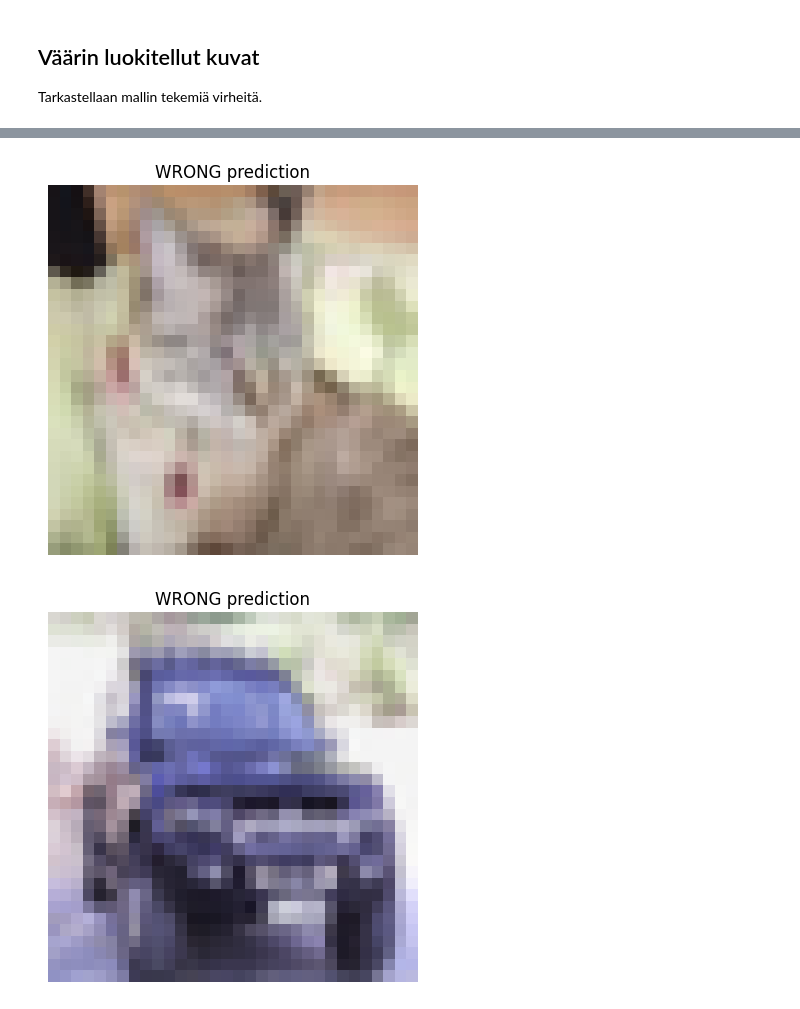
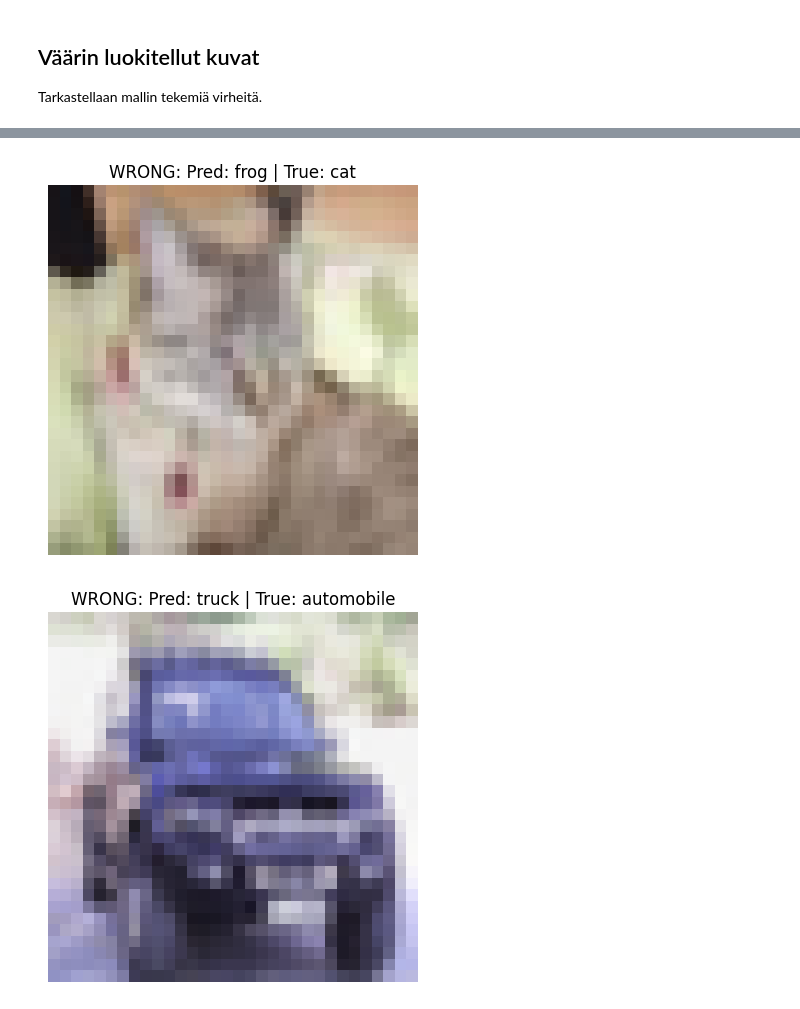
Before and after one commit to RedEyeSH/Neuralnetworkproject, a Jupyter notebook: Cifar-10/CNN.ipynb, the cells around one changed output, grey strips where cells are left out. Saved outputs shown, nothing was run; the diff lists cells and outputs as text; code cells hidden in the pictures.

```diff
--- a/Cifar-10/CNN.ipynb
+++ b/Cifar-10/CNN.ipynb
@@ -196,11 +209,31 @@ class_names = ["airplane","automobile","bird","cat","deer",
 
 predictions = model.predict(x_test)
 
-for i in range(5):
-    plt.imshow(x_test[i])
-    pred = np.argmax(predictions[i])
-    true = np.argmax(y_test[i])
-    plt.title(f"Pred: {class_names[pred]} | True: {class_names[true]}")
-    plt.axis("off")
+# Etsitään väärin luokitellut kuvat
+wrong = np.where(np.argmax(predictions, axis=1) != np.argmax(y_test, axis=1))[0]
+
+# Näytetään 5 ensimmäistä väärin luokiteltua kuvaa
+for i in wrong[:5]:
+    kuva = x_test[i]
+    todennakoisyydet = predictions[i]
+
+    fig, (ax1, ax2) = plt.subplots(1, 2, figsize=(12, 4))
+
+    # Vasen: kuva
+    ax1.imshow(kuva)
+    true_class = class_names[np.argmax(y_test[i])]
+    pred_class = class_names[np.argmax(predictions[i])]
+    ax1.set_title(f"Todellinen: {true_class}\nEnnuste: {pred_class}")
+    ax1.axis("off")
+
+    # Oikea: pylväskaavio todennäköisyyksistä
+    y_pos = np.arange(len(class_names))
+    ax2.bar(y_pos, todennakoisyydet, color='blue', alpha=0.7)
+    ax2.set_xticks(y_pos)
+    ax2.set_xticklabels(class_names, rotation=45)
+    ax2.set_ylabel('Todennäköisyys')
+    ax2.set_title('Mallin antamat todennäköisyydet')
+
+    plt.tight_layout()
     plt.show()
 # %% [output]
@@ -248,7 +276,12 @@ wrong = np.where(
 
 for i in wrong[:5]:
     plt.imshow(x_test[i])
-    plt.title("WRONG prediction")
+    # Haetaan luokkien nimet (Mitä veikattiin vs. mikä oli oikea)
+    pred_class = class_names[np.argmax(predictions[i])]
+    true_class = class_names[np.argmax(y_test[i])]
+
+    # Laitetaan nimet otsikkoon
+    plt.title(f"WRONG: Pred: {pred_class} | True: {true_class}")
     plt.axis("off")
     plt.show()
 # %% [output]
@@ -256,2 +289,2 @@ for i in wrong[:5]:
-[figure, old version]
+[figure, new version]
-[figure, old version]
+[figure, new version]
```
Also changed, not shown: parts of 4 cells of this notebook.
